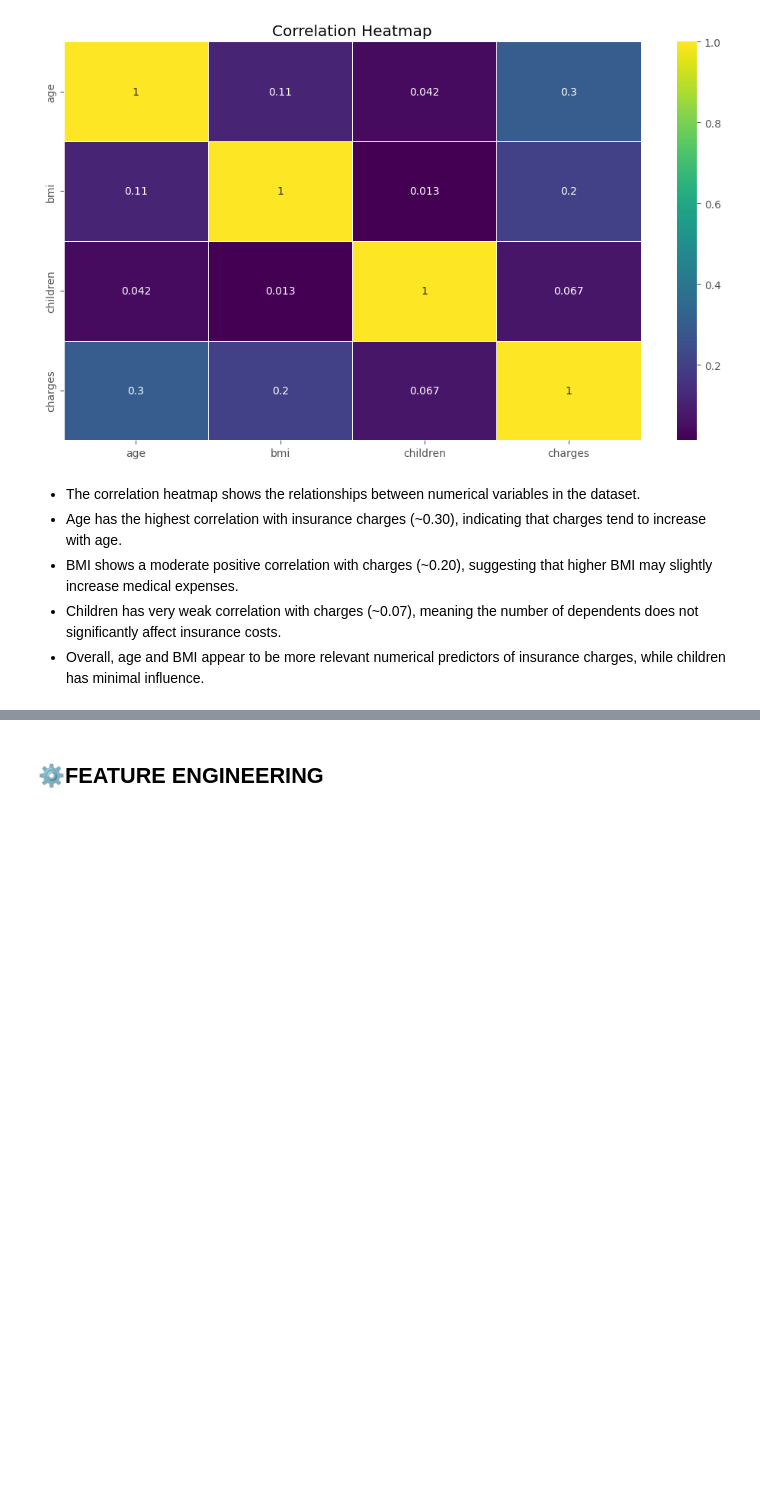
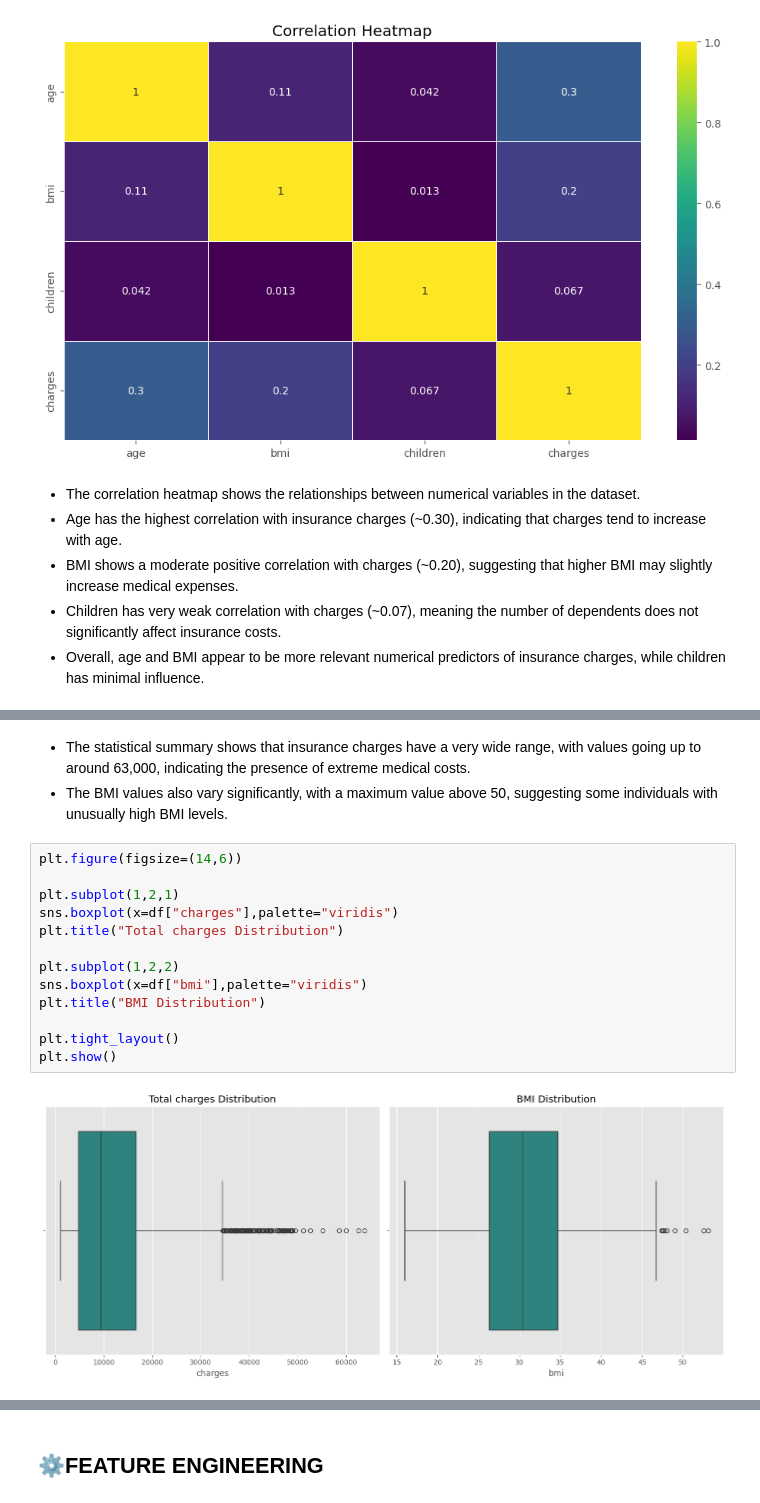
Before and after one commit to ashish-jonnada/medical-insurance-cost-prediction-ML, a Jupyter notebook: notebook/Medical_Insurance_prediction_ML.ipynb, the cells around one changed output, grey strips where cells are left out. Saved outputs shown, nothing was run; the diff lists cells and outputs as text; blank space fills up the shorter version.

```diff
--- a/notebook/Medical_Insurance_prediction_ML.ipynb
+++ b/notebook/Medical_Insurance_prediction_ML.ipynb
@@ -209,0 +224,18 @@ plt.show()
+# %% [markdown]
+- The statistical summary shows that insurance charges have a very wide range, with values going up to around 63,000, indicating the presence of extreme medical costs.
+- The BMI values also vary significantly, with a maximum value above 50, suggesting some individuals with unusually high BMI levels.
+# %%
+plt.figure(figsize=(14,6))
+
+plt.subplot(1,2,1)
+sns.boxplot(x=df["charges"],palette="viridis")
+plt.title("Total charges Distribution")
+
+plt.subplot(1,2,2)
+sns.boxplot(x=df["bmi"],palette="viridis")
+plt.title("BMI Distribution")
+
+plt.tight_layout()
+plt.show()
+# %% [output]
+[figure, added]
```
Also changed, not shown: parts of 44 cells of this notebook.
